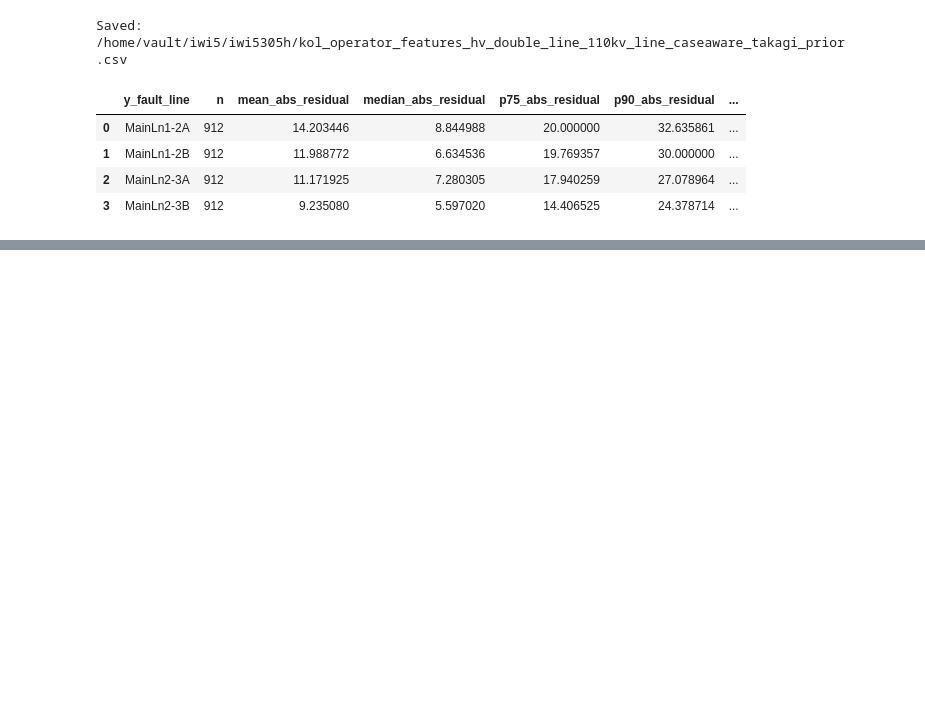
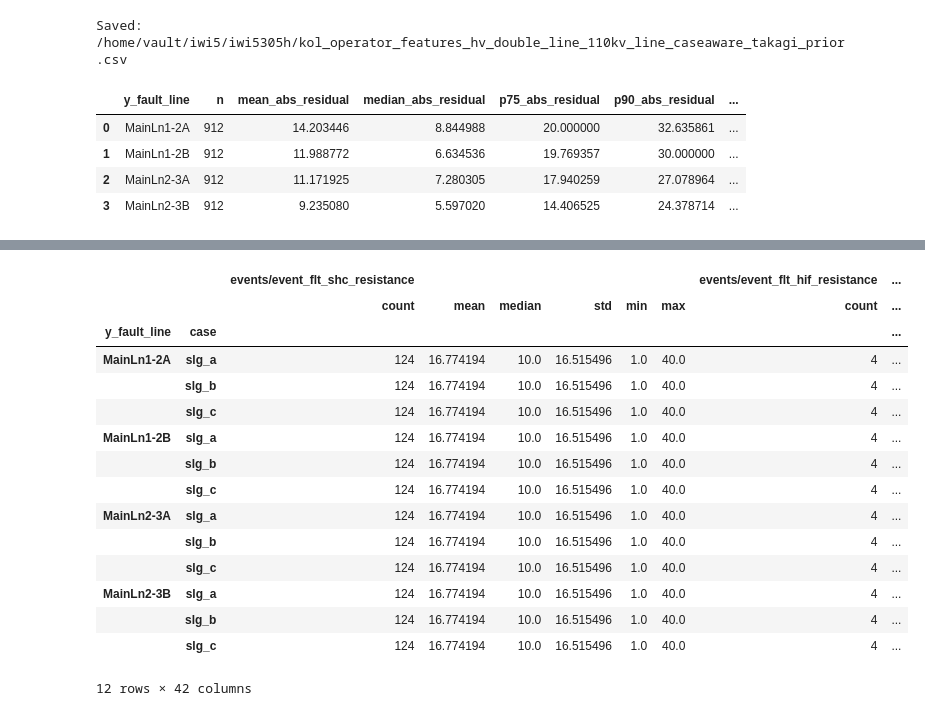
Before and after one commit to sagar-crypto/Masters_thesis_PR_LABS, a Jupyter notebook: EDA.ipynb, the cells around one changed output, grey strips where cells are left out. Drawn from its saved outputs; the diff is of its cells as text; code cells hidden in the pictures; blank space fills up the shorter version.

```diff
--- a/EDA.ipynb
+++ b/EDA.ipynb
@@ -3793,0 +3860,10 @@ summary
+# %%
+print("Potential merge keys in operator CSV:")
+for c in df.columns:
+    if (
+        "sim" in c.lower()
+        or "result" in c.lower()
+        or "file" in c.lower()
+        or "path" in c.lower()
+    ):
+        print(c)
@@ -3793,0 +4022,38 @@ summary
+# %%
+slg = df_merged[df_merged["case"].isin(["slg_a", "slg_b", "slg_c"])].copy()
+
+event_cols = [
+    "events/event_flt_shc_resistance",
+    "events/event_flt_hif_resistance",
+    "events/event_iflt_duration",
+    "arc/arc_tau",
+    "arc/arc_u0",
+    "arc/arc_r0",
+    "events/event_iflt_arc_on",
+]
+
+event_cols = [c for c in event_cols if c in slg.columns]
+
+slg_event_summary = (
+    slg.groupby(["y_fault_line", "case"])[event_cols]
+       .agg(["count", "mean", "median", "std", "min", "max"])
+)
+
+slg_event_summary
+# %% [output]
+|  |  | events/event_flt_shc_resistance |  |  |  |  |  | events/event_flt_hif_resistance | ... |
+|  |  | count | mean | median | std | min | max | count | ... |
+| y_fault_line | case |  |  |  |  |  |  |  | ... |
+| MainLn1-2A | slg_a | 124 | 16.774194 | 10.0 | 16.515496 | 1.0 | 40.0 | 4 | ... |
+|  | slg_b | 124 | 16.774194 | 10.0 | 16.515496 | 1.0 | 40.0 | 4 | ... |
+|  | slg_c | 124 | 16.774194 | 10.0 | 16.515496 | 1.0 | 40.0 | 4 | ... |
+| MainLn1-2B | slg_a | 124 | 16.774194 | 10.0 | 16.515496 | 1.0 | 40.0 | 4 | ... |
+|  | slg_b | 124 | 16.774194 | 10.0 | 16.515496 | 1.0 | 40.0 | 4 | ... |
+|  | slg_c | 124 | 16.774194 | 10.0 | 16.515496 | 1.0 | 40.0 | 4 | ... |
+| MainLn2-3A | slg_a | 124 | 16.774194 | 10.0 | 16.515496 | 1.0 | 40.0 | 4 | ... |
+|  | slg_b | 124 | 16.774194 | 10.0 | 16.515496 | 1.0 | 40.0 | 4 | ... |
+|  | slg_c | 124 | 16.774194 | 10.0 | 16.515496 | 1.0 | 40.0 | 4 | ... |
+| MainLn2-3B | slg_a | 124 | 16.774194 | 10.0 | 16.515496 | 1.0 | 40.0 | 4 | ... |
+|  | slg_b | 124 | 16.774194 | 10.0 | 16.515496 | 1.0 | 40.0 | 4 | ... |
+|  | slg_c | 124 | 16.774194 | 10.0 | 16.515496 | 1.0 | 40.0 | 4 | ... |
+12 rows × 42 columns
```
Also changed, not shown: parts of 43 cells of this notebook, 15 other files.
